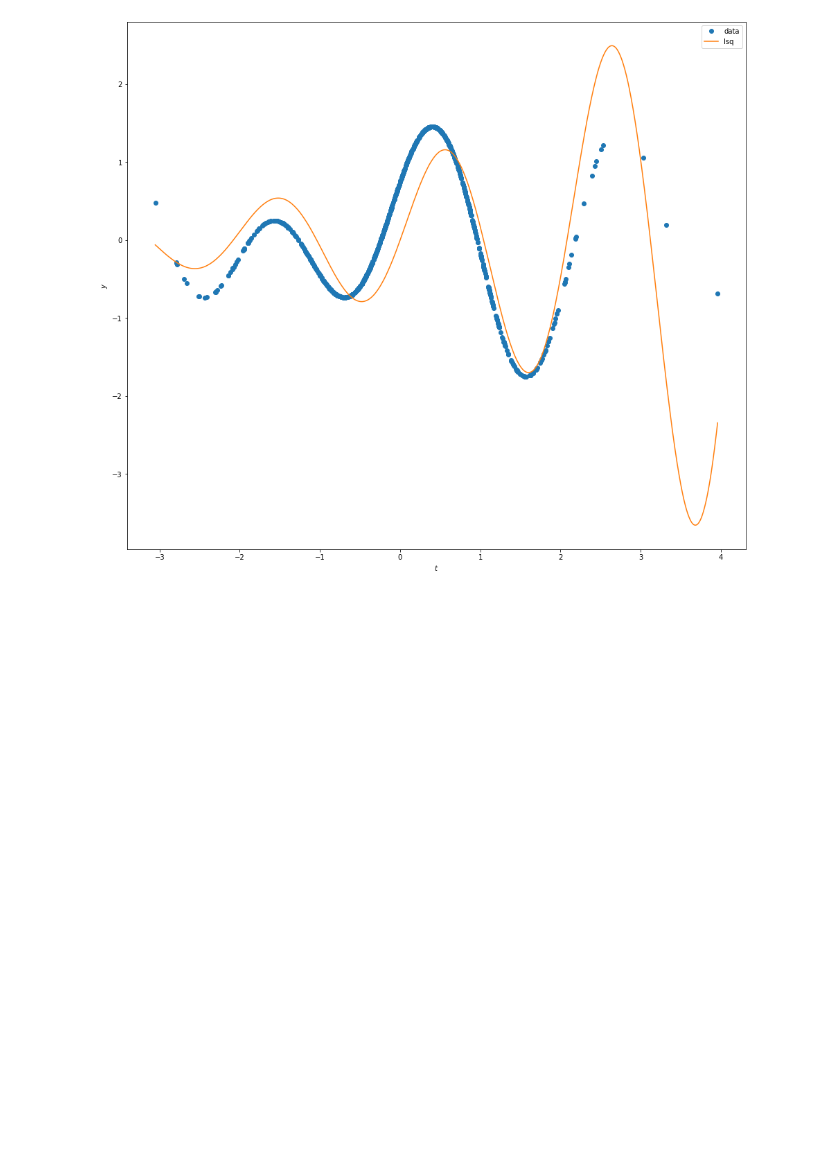
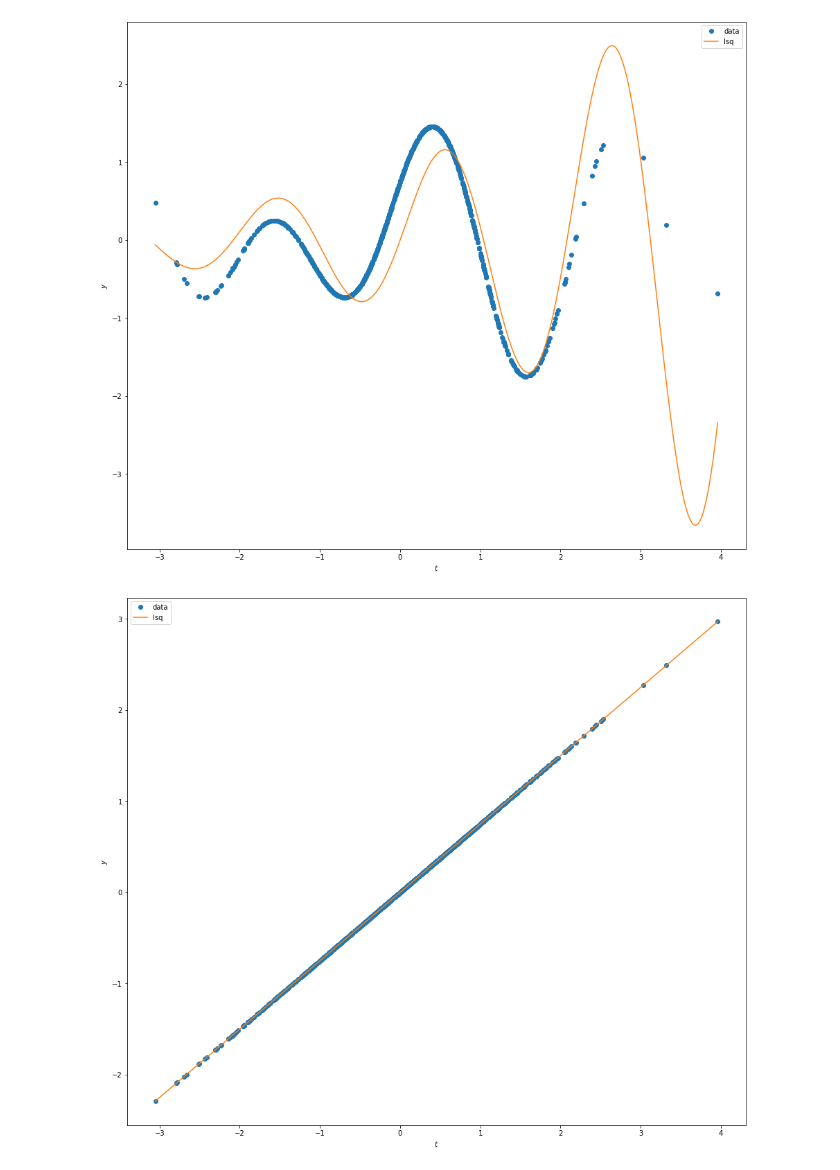
Before and after one commit to ameliescb/EX1_practikum_crowd_modelling, a Jupyter notebook: Exercise 5/Task1/task1.ipynb, the cells around one changed output. Saved outputs shown, nothing was run; the diff lists cells and outputs as text; code cells hidden in the pictures; blank space fills up the shorter version.

```diff
--- a/Exercise 5/Task1/task1.ipynb
+++ b/Exercise 5/Task1/task1.ipynb
@@ -43,21 +43,15 @@ def Nonlinear_least_squares(X, Y):
         error[outliers] *= 35
         return y + error
 
-    A = 2
-    sigma = 0.1
-    omega = 0.1 * 2 * np.pi
-
-    noise = 0.1
     t_min = min(X)
     t_max = max(X)
     t_train = X
     y_train = Y
-    def fun(x, t, y):
+    def fun(x, t, y):# the function computing residuals for least-squares minimization
         return x[0] * np.exp(-x[1] * t) * np.sin(x[2] * t) - y
     x0 = np.ones(3)
     res_lsq = nls(fun, x0, args=(t_train, y_train))
     t_test = np.linspace(t_min, t_max, 10000)
-    y_test = generate_data(t_test, A, sigma, omega)
     y_lsq = generate_data(t_test, *res_lsq.x)
     plt.figure(figsize=(16,14))
     plt.plot(t_train, y_train, 'o', label='data')
@@ -70,3 +64,8 @@ X, Y = Read_file("nonlinear_function_data")
 Nonlinear_least_squares(X, Y)
 # %% [output]
 [figure]
+# %%
+X, Y = Read_file("linear_function_data")
+Nonlinear_least_squares(X, Y)
+# %% [output]
+[figure, added]
```
Also changed, not shown: 2 other files.
